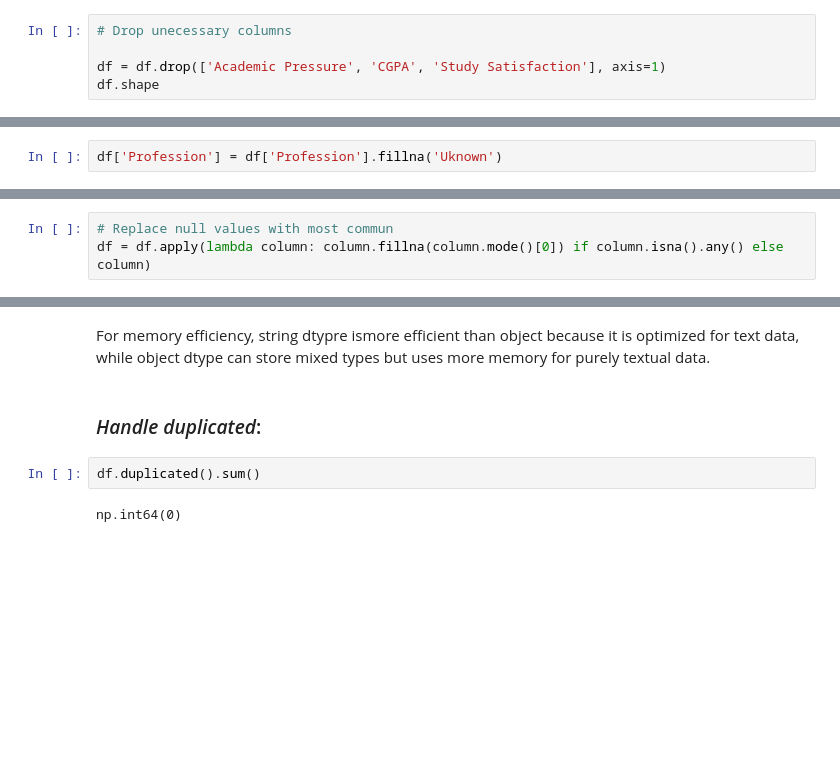
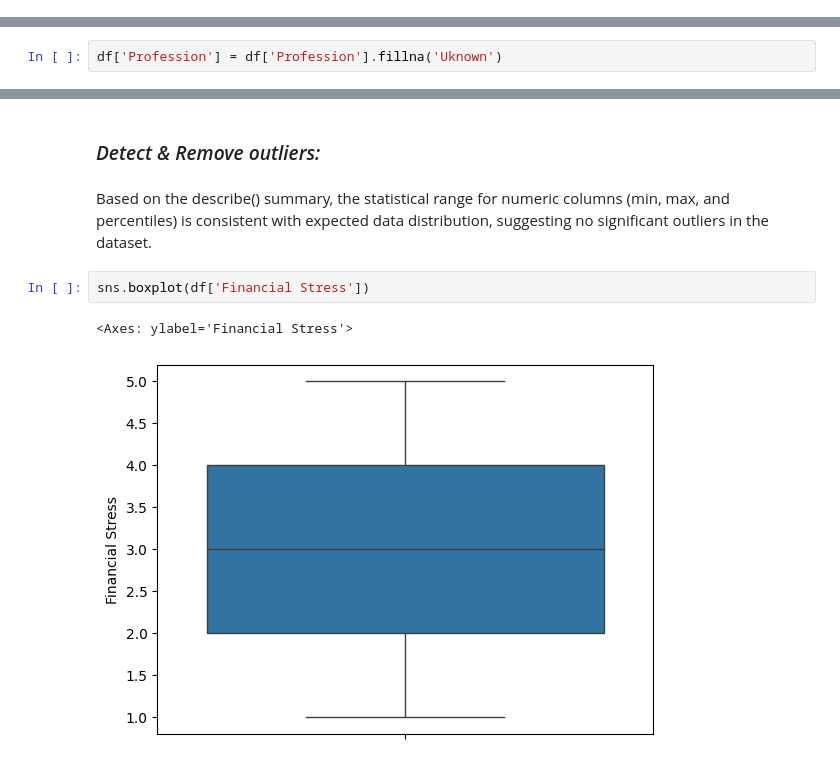
Before and after one commit to AbdessamadTzn/Sad-Brain-Analytics-Hackathon, a Jupyter notebook: sadbrainanalytics.ipynb, the cells around one changed output, grey strips where cells are left out. Saved outputs shown, nothing was run; the diff lists cells and outputs as text; blank space fills up the shorter version.

```diff
--- a/sadbrainanalytics.ipynb
+++ b/sadbrainanalytics.ipynb
@@ -107,5 +91,0 @@ Out of 2556 entries, the columns Academic Pressure, CGPA, and Study Satisfaction
-# %%
-# Drop unecessary columns
-
-df = df.drop(['Academic Pressure', 'CGPA', 'Study Satisfaction'], axis=1)
-df.shape
@@ -136,3 +202,0 @@ dtype: int64
-# %%
-# Replace null values with most commun
-df = df.apply(lambda column: column.fillna(column.mode()[0]) if column.isna().any() else column)
@@ -236,11 +251,12 @@ Financial Stress                                   int8
 Family History of Mental Illness               category
 Depression                                     category
 dtype: object
-# %% [markdown]
- For memory efficiency, string dtypre ismore efficient than object because it is optimized for text data, while object dtype can store mixed types but uses more memory for purely textual data.
-# %% [markdown]
-### *Handle duplicated*:
-# %%
-df.duplicated().sum()
-# %% [output]
-np.int64(0)
+# %% [markdown]
+### *Detect & Remove outliers:*
+# %% [markdown]
+Based on the describe() summary, the statistical range for numeric columns (min, max, and percentiles) is consistent with expected data distribution, suggesting no significant outliers in the dataset.
+# %%
+sns.boxplot(df['Financial Stress'])
+# %% [output]
+<Axes: ylabel='Financial Stress'>
+[figure, added]
```
Also changed, not shown: parts of 38 cells of this notebook.
